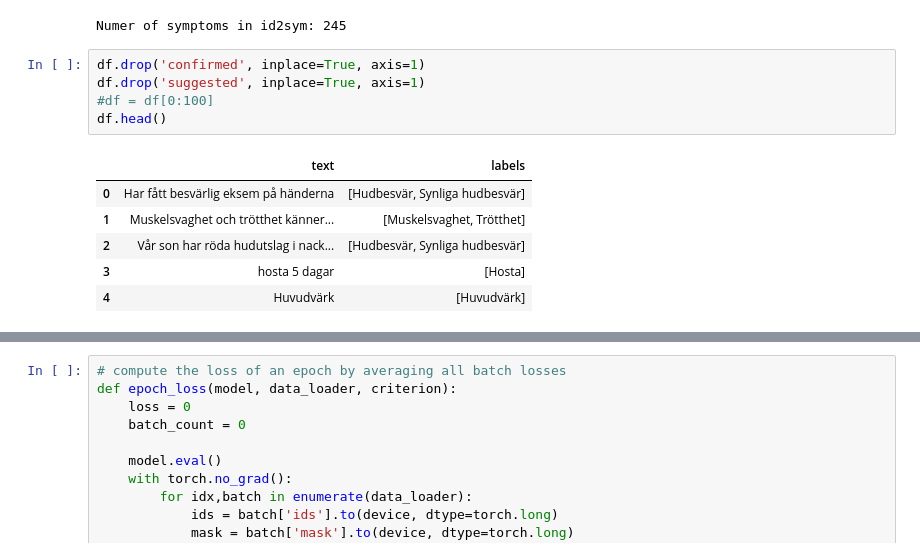
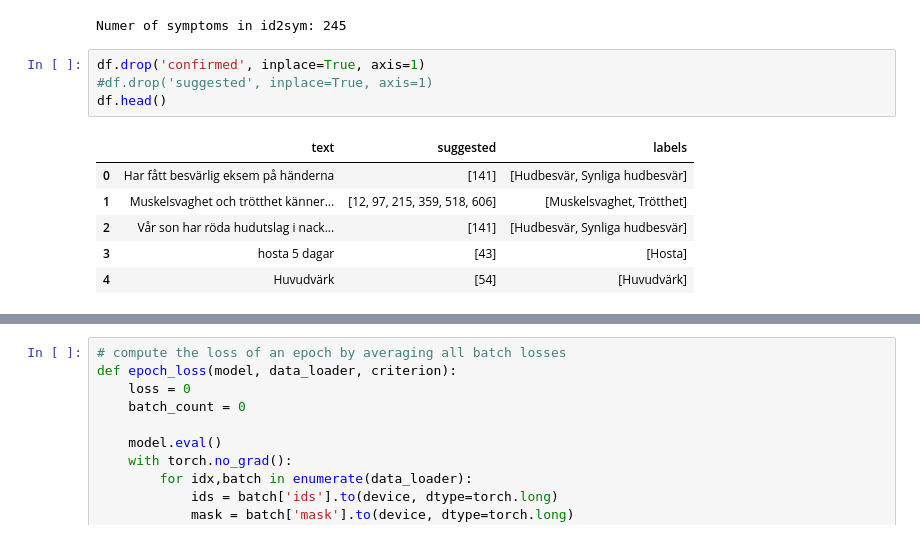
Before and after one commit to VisibaCare/SymptomMatchML, a Jupyter notebook: transformer_model.ipynb, the cells around one changed output, grey strips where cells are left out. Cells and saved outputs as stored; diff of their text form.

```diff
--- a/transformer_model.ipynb
+++ b/transformer_model.ipynb
@@ -111,15 +132,14 @@ df = df.reset_index(drop=True)
 Numer of symptoms in id2sym: 245
 # %%
 df.drop('confirmed', inplace=True, axis=1)
-df.drop('suggested', inplace=True, axis=1)
-#df = df[0:100]
+#df.drop('suggested', inplace=True, axis=1)
 df.head()
 # %% [output]
-|  | text | labels |
-| 0 | Har fått besvärlig eksem på händerna | [Hudbesvär, Synliga hudbesvär] |
-| 1 | Muskelsvaghet och trötthet känner... | [Muskelsvaghet, Trötthet] |
-| 2 | Vår son har röda hudutslag i nack... | [Hudbesvär, Synliga hudbesvär] |
-| 3 | hosta 5 dagar | [Hosta] |
-| 4 | Huvudvärk | [Huvudvärk] |
+|  | text | suggested | labels |
+| 0 | Har fått besvärlig eksem på händerna | [141] | [Hudbesvär, Synliga hudbesvär] |
+| 1 | Muskelsvaghet och trötthet känner... | [12, 97, 215, 359, 518, 606] | [Muskelsvaghet, Trötthet] |
+| 2 | Vår son har röda hudutslag i nack... | [141] | [Hudbesvär, Synliga hudbesvär] |
+| 3 | hosta 5 dagar | [43] | [Hosta] |
+| 4 | Huvudvärk | [54] | [Huvudvärk] |
 # %%
 # choose which transformer model to use
```
Also changed, not shown: parts of 11 cells of this notebook.
